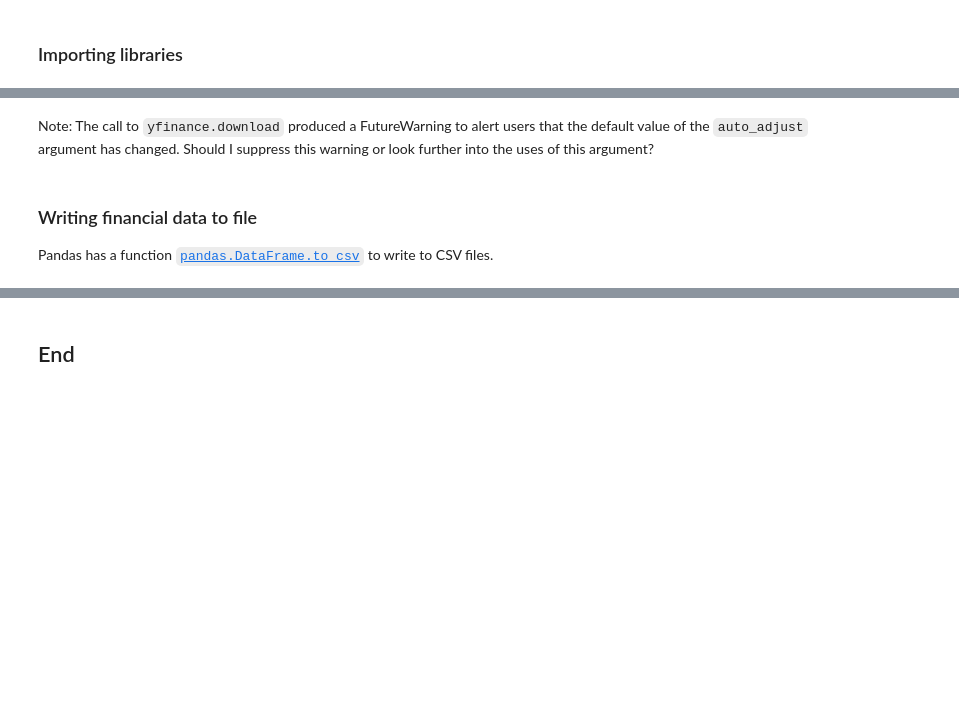
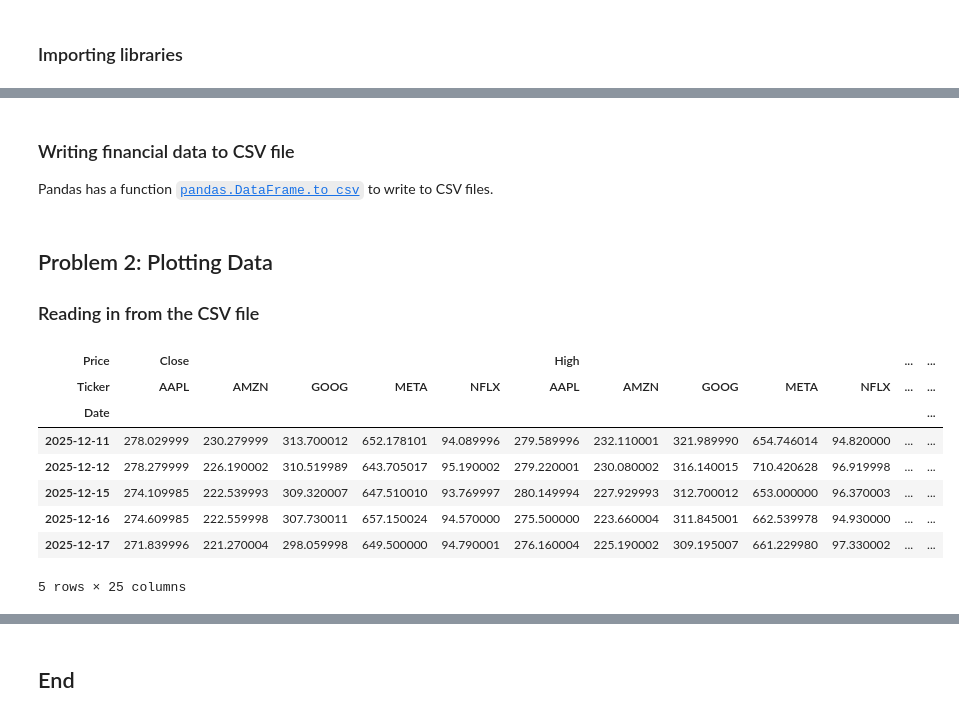
Before and after one commit to SuColl/computer-infrastructure-assessment, a Jupyter notebook: problems.ipynb, the cells around one changed output, grey strips where cells are left out. Drawn from its saved outputs; the diff is of its cells as text; code cells hidden in the pictures; blank space fills up the shorter version.

```diff
--- a/problems.ipynb
+++ b/problems.ipynb
@@ -51,8 +69,4 @@ Date
-# %% [markdown]
-Note:  The call to `yfinance.download` produced a FutureWarning to alert users
-that the default value of the `auto_adjust` argument has changed. Should I
-suppress this warning or look further into the uses of this argument?
 # %% [markdown]
-### Writing financial data to file
+### Writing financial data to CSV file
 Pandas has a function [`pandas.DataFrame.to_csv`](https://pandas.pydata.org/docs/reference/api/pandas.DataFrame.to_csv.html) to write to CSV files.
 # %%
@@ -60,0 +75,30 @@ week_data.to_csv("data/test.csv")
+# %% [markdown]
+## Problem 2: Plotting Data
+### Reading in from the CSV file
+# %%
+# Reading DataFrame from CSV file using pandas.read_csv()
+# (Ref: https://pandas.pydata.org/docs/reference/api/pandas.read_csv.html).
+# Parameters:
+# header=[0,1] - The first two rows of the CSV file contain MultiIndex header information,
+# index_col=0 - I want column 0, the dates, to be the index of the resulting DataFrame,
+# parse_dates=[0] - I want the index values to be parsed as dates (i.e. as datetime objects.)
+# (adapted from https://stackoverflow.com/a/37453925)
+plot_data = pd.read_csv("data/test.csv", header=[0,1], index_col=0, parse_dates=[0])
+
+# Look at resulting DataFrame
+#print(plot_data.columns)
+#print(plot_data.shape)
+#print(plot_data.index)
+#print(plot_data.dtypes)
+
+plot_data
+# %% [output]
+| Price | Close |  |  |  |  | High |  |  |  |  | ... | ... |
+| Ticker | AAPL | AMZN | GOOG | META | NFLX | AAPL | AMZN | GOOG | META | NFLX | ... | ... |
+| Date |  |  |  |  |  |  |  |  |  |  |  | ... |
+| 2025-12-11 | 278.029999 | 230.279999 | 313.700012 | 652.178101 | 94.089996 | 279.589996 | 232.110001 | 321.989990 | 654.746014 | 94.820000 | ... | ... |
+| 2025-12-12 | 278.279999 | 226.190002 | 310.519989 | 643.705017 | 95.190002 | 279.220001 | 230.080002 | 316.140015 | 710.420628 | 96.919998 | ... | ... |
+| 2025-12-15 | 274.109985 | 222.539993 | 309.320007 | 647.510010 | 93.769997 | 280.149994 | 227.929993 | 312.700012 | 653.000000 | 96.370003 | ... | ... |
+| 2025-12-16 | 274.609985 | 222.559998 | 307.730011 | 657.150024 | 94.570000 | 275.500000 | 223.660004 | 311.845001 | 662.539978 | 94.930000 | ... | ... |
+| 2025-12-17 | 271.839996 | 221.270004 | 298.059998 | 649.500000 | 94.790001 | 276.160004 | 225.190002 | 309.195007 | 661.229980 | 97.330002 | ... | ... |
+5 rows × 25 columns
```
Also changed, not shown: parts of 9 cells of this notebook, 1 other file.
